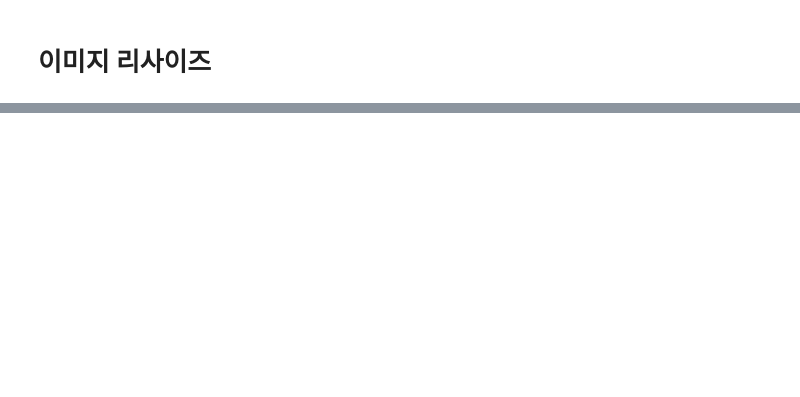
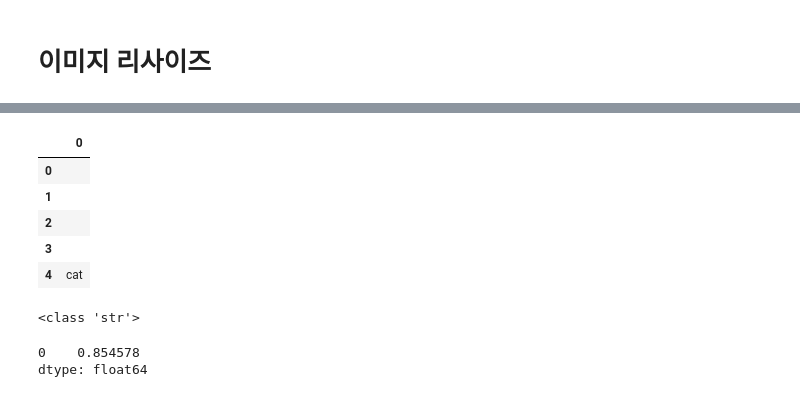
Before and after one commit to Find-Your-Fit/petfinder, a Jupyter notebook: EfficientDet/utils/img_resize_padding.ipynb, the cells around one changed output, grey strips where cells are left out. Saved outputs shown, nothing was run; the diff lists cells and outputs as text; code cells hidden in the pictures; blank space fills up the shorter version.

```diff
--- a/EfficientDet/utils/img_resize_padding.ipynb
+++ b/EfficientDet/utils/img_resize_padding.ipynb
@@ -80,0 +114,18 @@ for img_name in tqdm.tqdm(train_img_names):
+# %%
+import pandas as pd
+classes_df = pd.read_csv("classes_backup.csv",header=None).T
+# %%
+classes_df = classes_df.applymap(lambda x : x.replace("[","").replace("]","").replace("'",""))
+classes_df.head()
+# %% [output]
+|  | 0 |
+| 0 |  |
+| 1 |  |
+| 2 |  |
+| 3 |  |
+| 4 | cat |
+# %%
+print(classes_df.iloc[1,:][0])
+print(type(classes_df.iloc[1,:][0]))
+# %% [output]
+<class 'str'>
@@ -80,0 +136,5 @@ for img_name in tqdm.tqdm(train_img_names):
+# %%
+classes_df.isnull().sum() / classes_df.shape[0]
+# %% [output]
+0    0.854578
+dtype: float64
```
Also changed, not shown: parts of 19 cells of this notebook, 5 other files.
